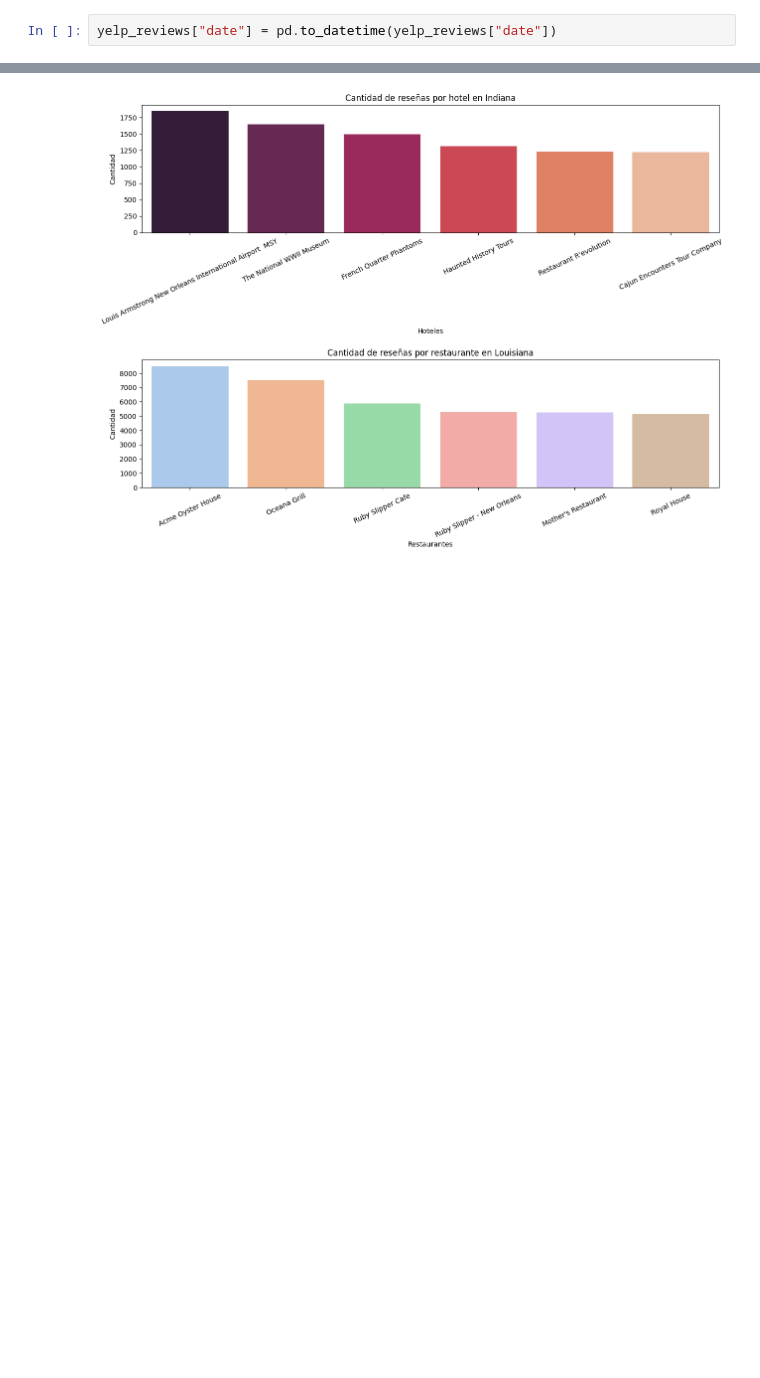
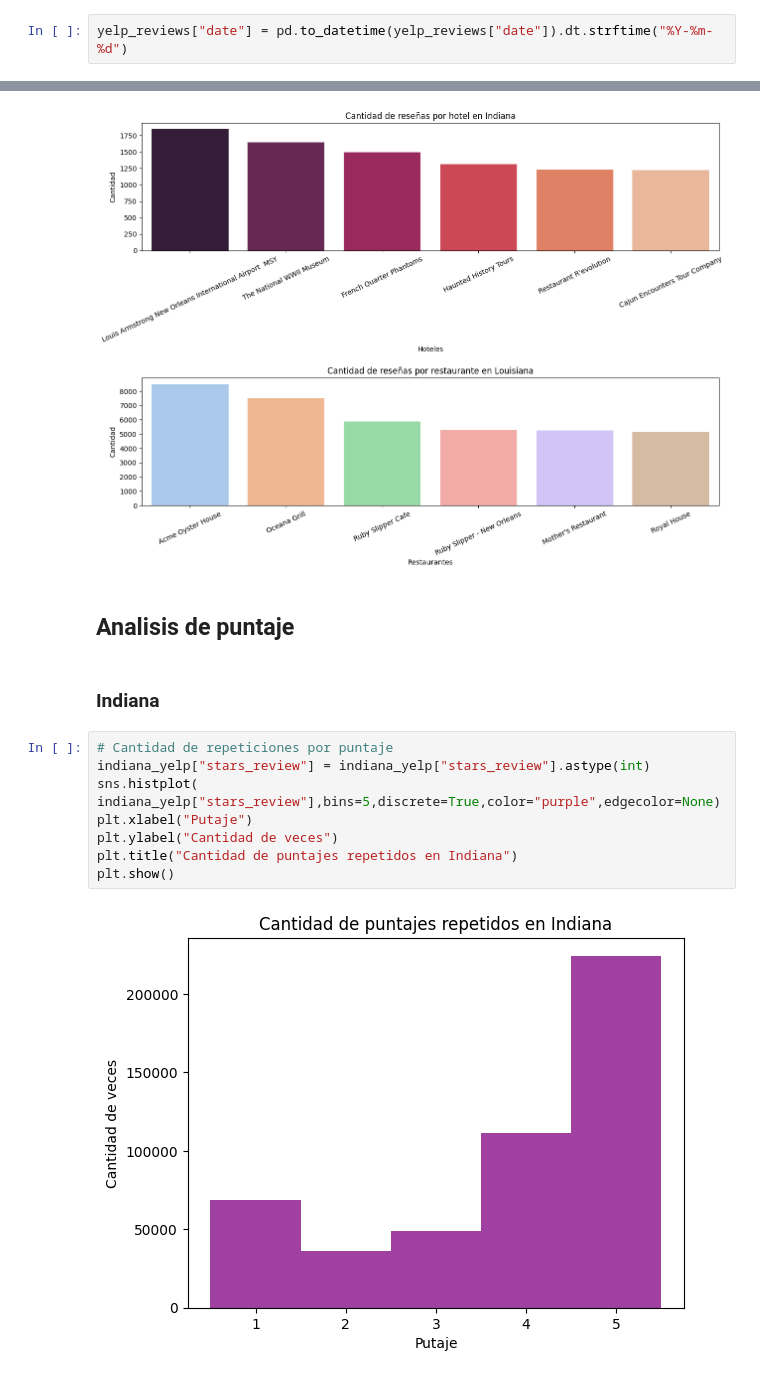
Before and after one commit to TFTomasFernandez/Sistema-de-Recomendacion-Turistico, a Jupyter notebook: notebooks/EDA/eda.ipynb, the cells around one changed output, grey strips where cells are left out. Cells and saved outputs as stored; diff of their text form; blank space fills up the shorter version.

```diff
--- a/notebooks/EDA/eda.ipynb
+++ b/notebooks/EDA/eda.ipynb
@@ -155,7 +189,7 @@ plt.show()
 # %%
 yelp_reviews = pd.read_parquet("../../Datasets/business_reviews.parquet")
 # %%
-yelp_reviews["date"] = pd.to_datetime(yelp_reviews["date"])
+yelp_reviews["date"] = pd.to_datetime(yelp_reviews["date"]).dt.strftime("%Y-%m-%d")
 # %%
 yelp_reviews["year"] = yelp_reviews["date"].dt.year
 # %%
@@ -284,3 +314,17 @@ sns.barplot(restaurant_yelp_la["name"].value_counts()[0:6],ax=ax[1], palette="pa
 plt.show()
 # %% [output]
 [figure]
+# %% [markdown]
+## Analisis de puntaje
+# %% [markdown]
+### <b>Indiana </b>
+# %%
+# Cantidad de repeticiones por puntaje
+indiana_yelp["stars_review"] = indiana_yelp["stars_review"].astype(int)
+sns.histplot( indiana_yelp["stars_review"],bins=5,discrete=True,color="purple",edgecolor=None)
+plt.xlabel("Putaje")
+plt.ylabel("Cantidad de veces")
+plt.title("Cantidad de puntajes repetidos en Indiana")
+plt.show()
+# %% [output]
+[figure, added]
```
Also changed, not shown: parts of 19 cells of this notebook, 12 other files.
